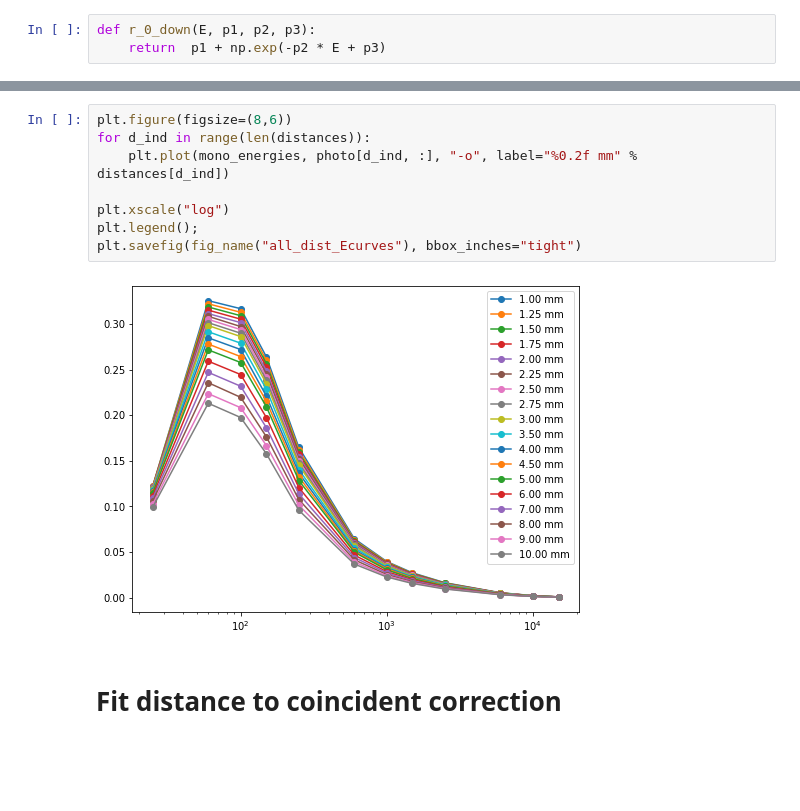
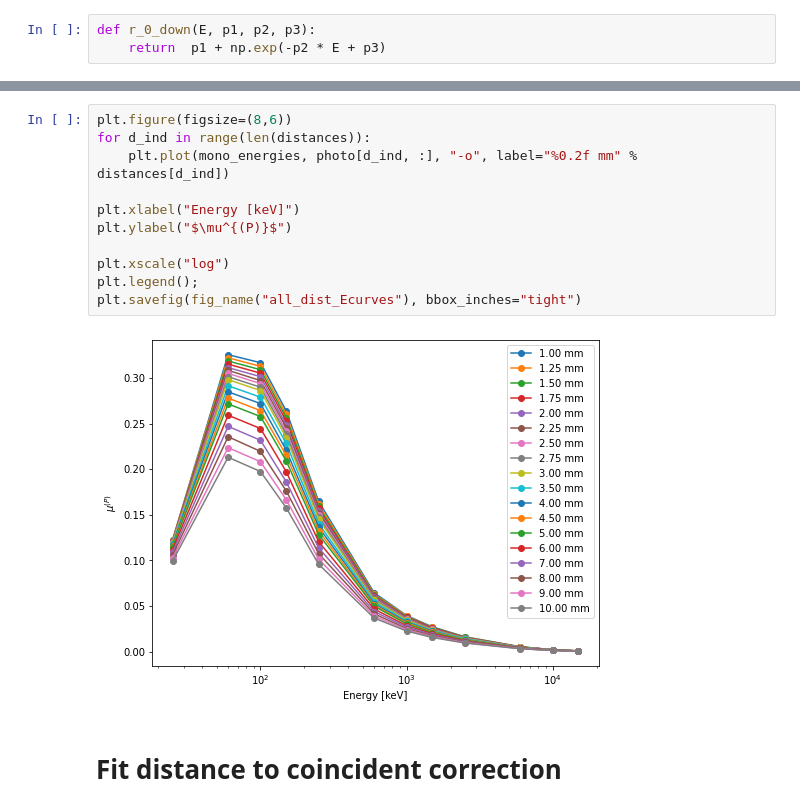
Before and after one commit to Balazzs/HPGECalorimeter, a Jupyter notebook: Efficiency.ipynb, the cells around one changed output, grey strips where cells are left out. Saved outputs shown, nothing was run; the diff lists cells and outputs as text; blank space fills up the shorter version.

```diff
--- a/Efficiency.ipynb
+++ b/Efficiency.ipynb
@@ -329,13 +329,16 @@ p_opts, f_eff_total, fitted = fit_efficiencies(total, total_r0, "total");
 # %%
 plt.figure(figsize=(8,6))
 for d_ind in range(len(distances)):
     plt.plot(mono_energies, photo[d_ind, :], "-o", label="%0.2f mm" % distances[d_ind])
 
+plt.xlabel("Energy [keV]")
+plt.ylabel("$\mu^{(P)}$")
+
 plt.xscale("log")
 plt.legend();
 plt.savefig(fig_name("all_dist_Ecurves"), bbox_inches="tight")
 # %% [output]
-[figure, old version]
+[figure, new version]
 # %% [markdown]
 # Fit distance to coincident correction
 # %%
```
Also changed, not shown: parts of 18 cells of this notebook, 14 other files.
